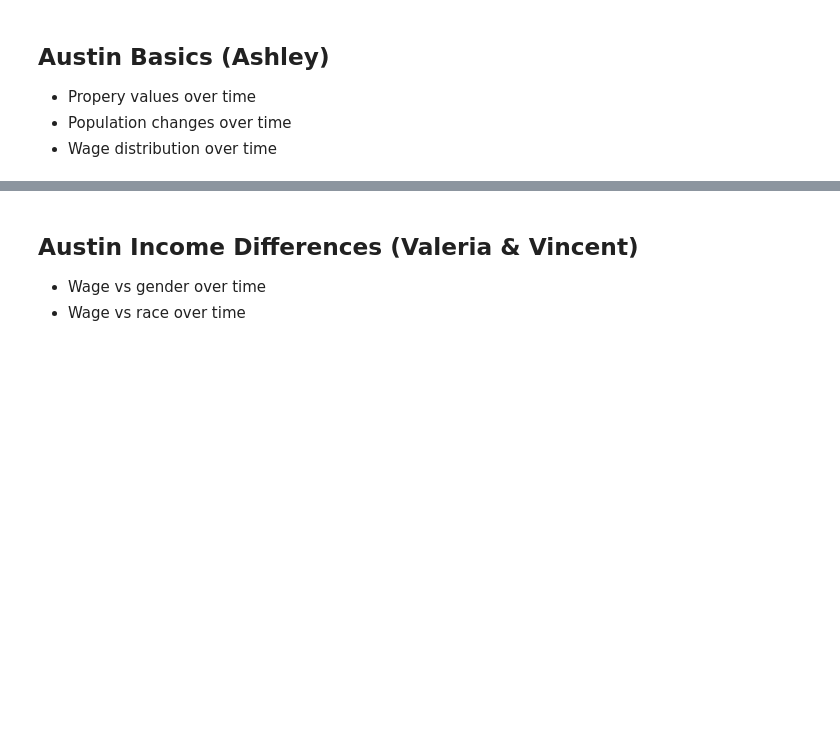
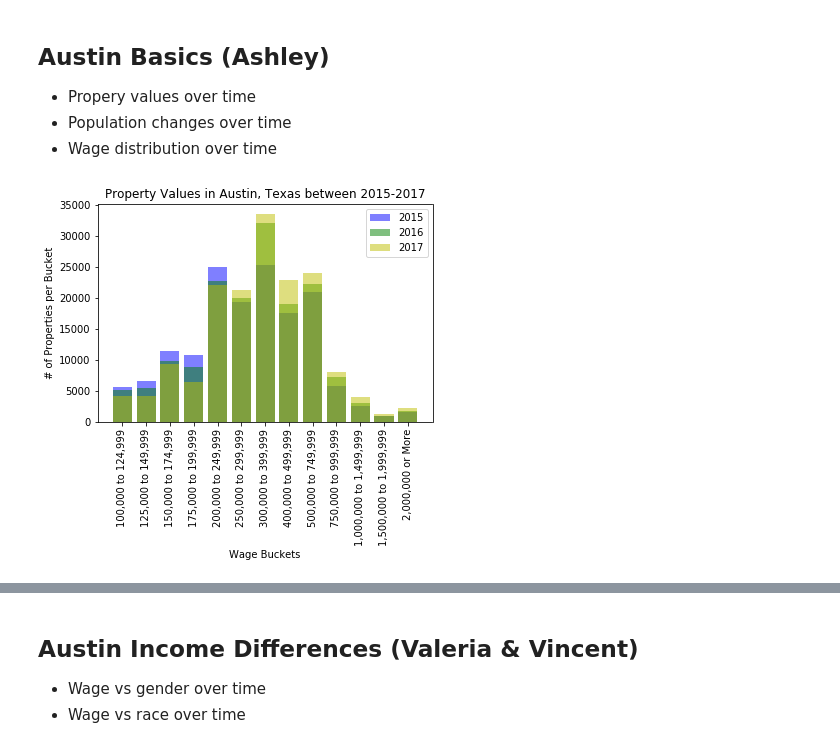
Before and after one commit to aktavern/Project-1, a Jupyter notebook: Project 1 - Final Data Analysis.ipynb, the cells around one changed output, grey strips where cells are left out. Cells and saved outputs as stored; diff of their text form; code cells hidden in the pictures; blank space fills up the shorter version.

Commit message:
save images

```diff
--- a/Project 1 - Final Data Analysis.ipynb
+++ b/Project 1 - Final Data Analysis.ipynb
@@ -122,0 +118,46 @@ employment_by_industry[['Industry',
+# %%
+# get necessary data from table for chart
+atx_property = property_value.loc[property_value["Geography"] == "Austin, TX"]
+atx_property = atx_property.loc[atx_property["ID Value Bucket"] >= 13]
+atx_property = atx_property.sort_values("ID Value Bucket")
+year1 = atx_property.loc[atx_property["Year"] == 2015]
+year2 = atx_property.loc[atx_property["Year"] == 2016]
+year3 = atx_property.loc[atx_property["Year"] == 2017]
+
+
+#identify x/y values and error for chart
+x1 = year1["ID Value Bucket"]
+y1 = year1["Property Value by Bucket"]
+x2 = year2["ID Value Bucket"]
+y2 = year2["Property Value by Bucket"]
+x3 = year3["ID Value Bucket"]
+y3 = year3["Property Value by Bucket"]
+
+# graph values on a bar chart
+fig, ax = plt.subplots()
+ax.bar(x1,y1,alpha=0.5, label="2015", color='b')
+ax.bar(x2,y2, alpha=0.5, label="2016", color='g')
+ax.bar(x3,y3,alpha=0.5,label ="2017",color='y')
+
+# add labels and title
+ax.set_xlabel("Wage Buckets")
+ax.set_ylabel("# of Properties per Bucket")
+ax.set_title("Property Values in Austin, Texas between 2015-2017")
+plt.xticks(x1, rotation = 'vertical')
+ax.set_xticklabels(('100,000 to 124,999',
+                    '125,000 to 149,999',
+                    '150,000 to 174,999',
+                    '175,000 to 199,999',
+                    '200,000 to 249,999',
+                    '250,000 to 299,999',
+                    '300,000 to 399,999',
+                    '400,000 to 499,999',
+                    '500,000 to 749,999',
+                    '750,000 to 999,999',
+                    '1,000,000 to 1,499,999',
+                    '1,500,000 to 1,999,999',
+                    '2,000,000 or More'))
+ax.legend()
+plt.savefig('images/property_values.png',bbox_inches="tight")
+# %% [output]
+[figure, added]
```
Also changed, not shown: parts of 13 cells of this notebook.
